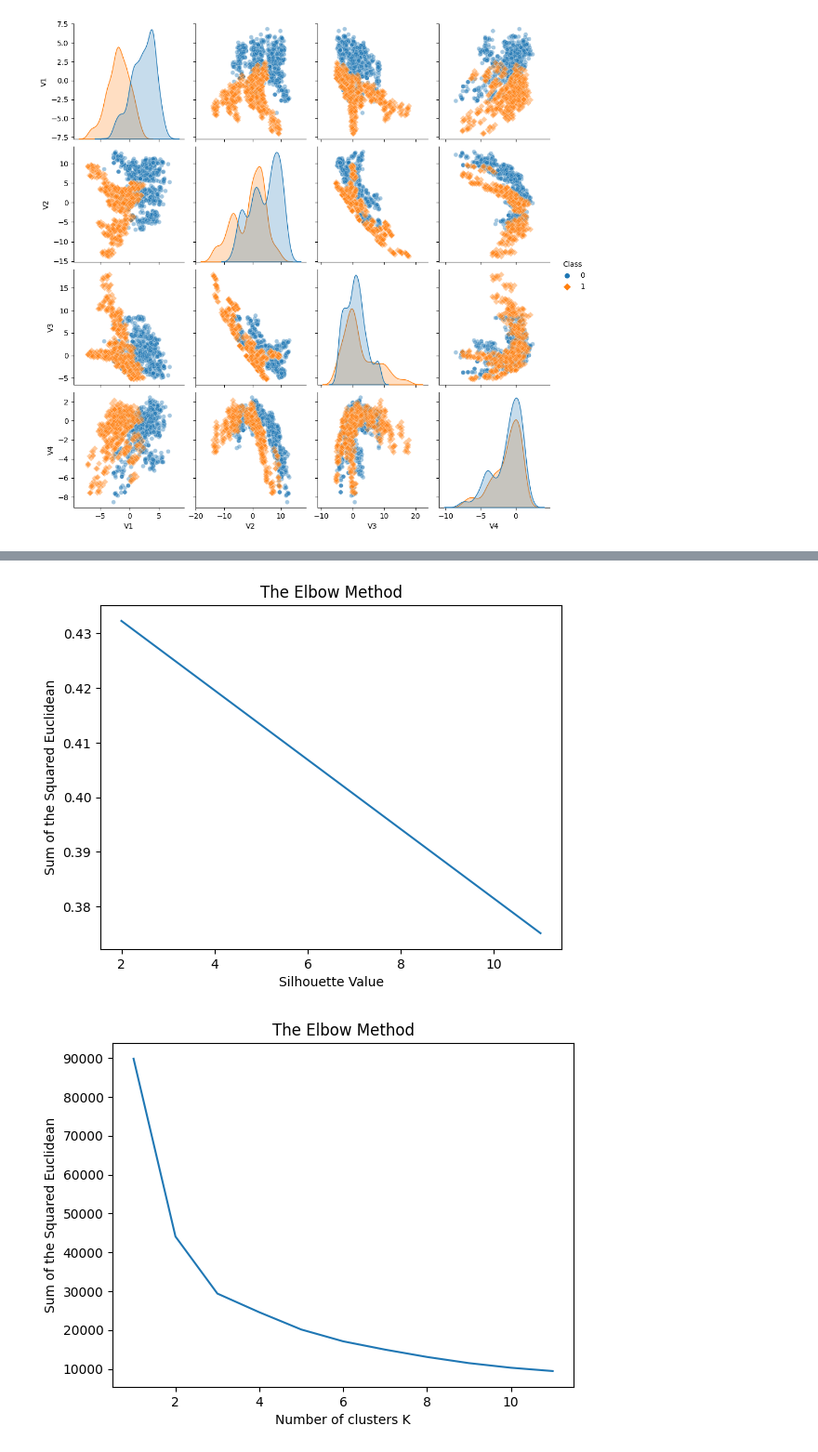
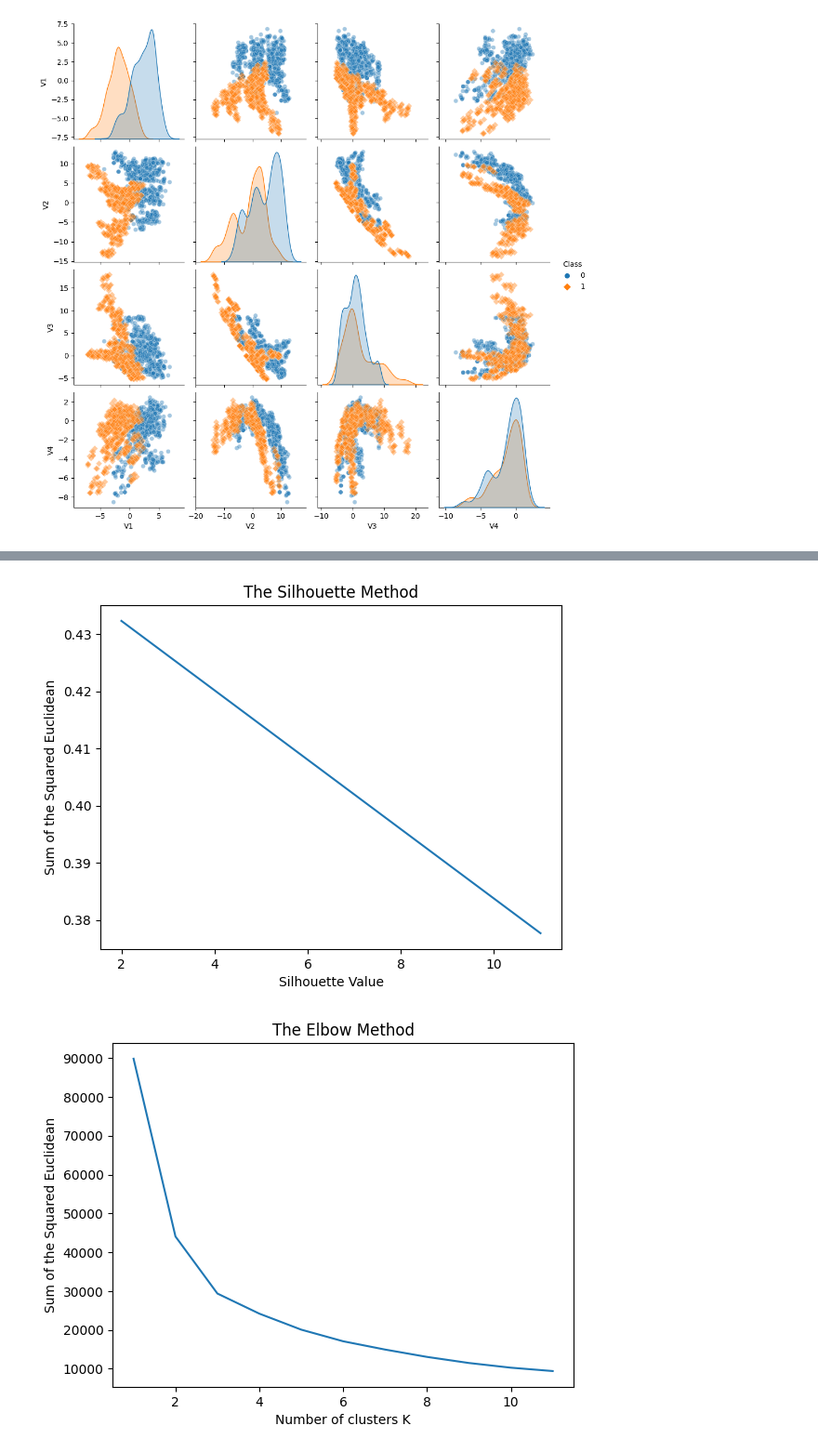
Before and after one commit to FiresoftPH/Cognitive_Computing_Application, a Jupyter notebook: Week_7/New_Attempt.ipynb, the cells around one changed output, grey strips where cells are left out. Shown at 93% size. Cells and saved outputs as stored; diff of their text form; code cells hidden in the pictures.

```diff
--- a/Week_7/New_Attempt.ipynb
+++ b/Week_7/New_Attempt.ipynb
@@ -48,5 +84,7 @@ sns.pairplot(df, vars=['V1', 'V2', 'V3', 'V4'],
 [figure]
 # %%
 from sklearn.cluster import KMeans
-# %%
-X = df[['V1', 'V2', 'V3', 'V4']]
+# %%
+# Make data variable for training
+data = np.column_stack((df.V1, df.V2, df.V3, df.V4))
+data
@@ -53,22 +99,22 @@ X = df[['V1', 'V2', 'V3', 'V4']]
 # %%
 from sklearn.metrics import silhouette_score
 
 sil = []
 krange = (2, 11)
 
 # dissimilarity would not be defined for a single cluster, thus, minimum number of clusters should be 2
 for k in krange:
   kmeans = KMeans(n_clusters = k).fit(X)
   labels = kmeans.labels_
-  sil.append(silhouette_score(X, labels, metric = 'euclidean'))
+  sil.append(silhouette_score(data, labels, metric = 'euclidean'))
 
-plt.title('The Elbow Method')
+plt.title('The Silhouette Method')
 plt.plot(krange,sil)
 plt.xlabel('Silhouette Value')
 plt.ylabel('Sum of the Squared Euclidean')
 plt.show()
 # %% [output]
-[figure, old version]
+[figure, new version]
 # %%
 from sklearn.cluster import KMeans
 k_meansclus = range(1,12)
```
Also changed, not shown: parts of 22 cells of this notebook.
